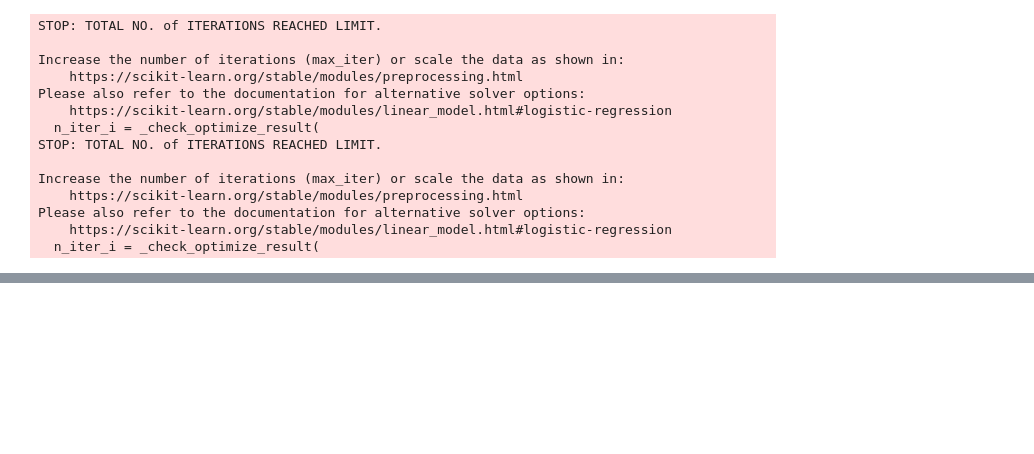
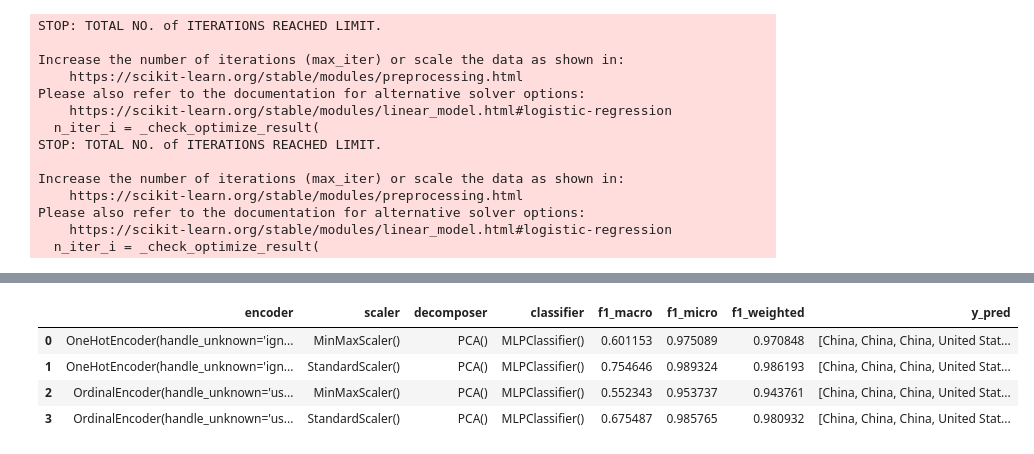
Before and after one commit to ShadowrunnerLeon/ML-Notebooks, a Jupyter notebook: billion.ipynb, the cells around one changed output, grey strips where cells are left out. Cells and saved outputs as stored; diff of their text form; code cells hidden in the pictures; blank space fills up the shorter version.

```diff
--- a/billion.ipynb
+++ b/billion.ipynb
@@ -751,3 +760,40 @@ metrics
 | 7 | OneHotEncoder(handle_unknown='ign... | StandardScaler() | PCA() | DecisionTreeClassifier() | 0.641667 | 0.982206 | 0.977970 | [China, China, China, United Stat... |
 | 8 | OneHotEncoder(handle_unknown='ign... | StandardScaler() | PCA() | LogisticRegression() | 0.681818 | 0.989324 | 0.984471 | [China, China, China, United Stat... |
 | 9 | OneHotEncoder(handle_unknown='ign... | StandardScaler() | PCA() | SGDClassifier() | 0.120595 | 0.384342 | 0.433974 | [Cayman Islands, United States, C... |
+# %%
+from sklearn.model_selection import train_test_split
+from sklearn.metrics import f1_score
+
+results = []
+for [encoder, scaler, decomposer, classifier] in nn_classifeir_combos:
+    x_train, x_test, y_train, y_test = train_test_split(X, Y, test_size=0.2, random_state=42)
+    pipe = getPipeline(encoder, scaler, decomposer, classifier)
+    pipe.fit(x_train, y_train)
+    y_pred = pipe.predict(x_test)
+
+    f1_macro = f1_score(y_test, y_pred, average='macro')
+    f1_micro = f1_score(y_test, y_pred, average='micro')
+    f1_weighted = f1_score(y_test, y_pred, average='weighted')
+
+    results.append(
+        {
+            'encoder'       :   encoder,
+            'scaler'        :   scaler,
+            'decomposer'    :   decomposer,
+            'classifier'    :   classifier,
+            'f1_macro'      :   f1_macro,
+            'f1_micro'      :   f1_micro,
+            'f1_weighted'   :   f1_weighted,
+            'y_pred'        :   y_pred
+        }
+    )
+# %%
+metrics = pd.DataFrame(results)
+# %%
+metrics
+# %% [output]
+|  | encoder | scaler | decomposer | classifier | f1_macro | f1_micro | f1_weighted | y_pred |
+| 0 | OneHotEncoder(handle_unknown='ign... | MinMaxScaler() | PCA() | MLPClassifier() | 0.601153 | 0.975089 | 0.970848 | [China, China, China, United Stat... |
+| 1 | OneHotEncoder(handle_unknown='ign... | StandardScaler() | PCA() | MLPClassifier() | 0.754646 | 0.989324 | 0.986193 | [China, China, China, United Stat... |
+| 2 | OrdinalEncoder(handle_unknown='us... | MinMaxScaler() | PCA() | MLPClassifier() | 0.552343 | 0.953737 | 0.943761 | [China, China, China, United Stat... |
+| 3 | OrdinalEncoder(handle_unknown='us... | StandardScaler() | PCA() | MLPClassifier() | 0.675487 | 0.985765 | 0.980932 | [China, China, China, United Stat... |
```
Also changed, not shown: parts of 8 cells of this notebook.
